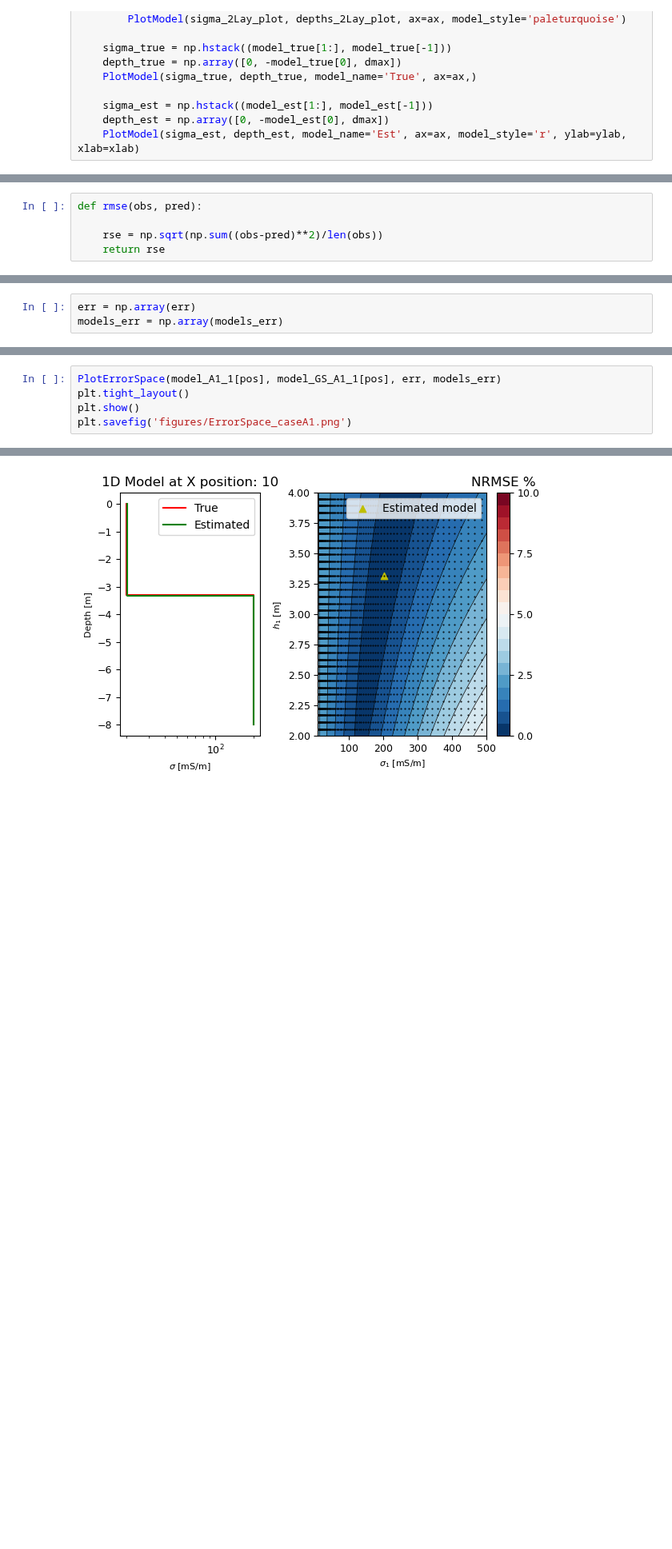
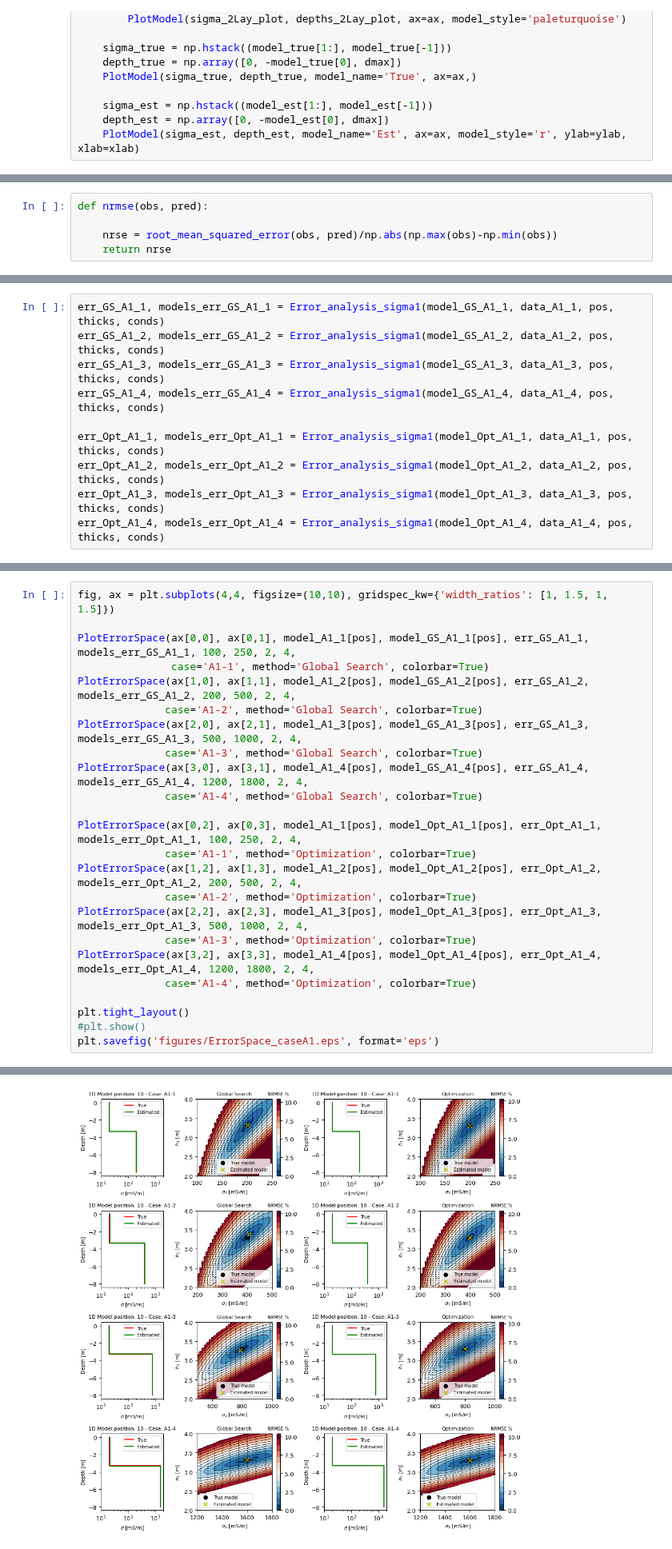
Before and after one commit to mariacarrizo/MC_RB_EM_1D, a Jupyter notebook: Synth-2Layers/A1/NoiseAnalysis.ipynb, the cells around one changed output, grey strips where cells are left out. Shown at 80% size. Saved outputs shown, nothing was run; the diff lists cells and outputs as text; blank space fills up the shorter version.

Commit message:
figures in eps format for all cases

```diff
--- a/Synth-2Layers/A1/NoiseAnalysis.ipynb
+++ b/Synth-2Layers/A1/NoiseAnalysis.ipynb
@@ -180,7 +183,7 @@ plt.savefig('figures/NoiseAnalysis_CaseA2.png')
 [figure]
 # %%
-def rmse(obs, pred):
+def nrmse(obs, pred):
 
-    rse = np.sqrt(np.sum((obs-pred)**2)/len(obs))
-    return rse
+    nrse = root_mean_squared_error(obs, pred)/np.abs(np.max(obs)-np.min(obs))
+    return nrse
 # %%
@@ -198,6 +209,13 @@ for h1 in thicks:
 # %%
-err = np.array(err)
-models_err = np.array(models_err)
+err_GS_A1_1, models_err_GS_A1_1 = Error_analysis_sigma1(model_GS_A1_1, data_A1_1, pos, thicks, conds)
+err_GS_A1_2, models_err_GS_A1_2 = Error_analysis_sigma1(model_GS_A1_2, data_A1_2, pos, thicks, conds)
+err_GS_A1_3, models_err_GS_A1_3 = Error_analysis_sigma1(model_GS_A1_3, data_A1_3, pos, thicks, conds)
+err_GS_A1_4, models_err_GS_A1_4 = Error_analysis_sigma1(model_GS_A1_4, data_A1_4, pos, thicks, conds)
+
+err_Opt_A1_1, models_err_Opt_A1_1 = Error_analysis_sigma1(model_Opt_A1_1, data_A1_1, pos, thicks, conds)
+err_Opt_A1_2, models_err_Opt_A1_2 = Error_analysis_sigma1(model_Opt_A1_2, data_A1_2, pos, thicks, conds)
+err_Opt_A1_3, models_err_Opt_A1_3 = Error_analysis_sigma1(model_Opt_A1_3, data_A1_3, pos, thicks, conds)
+err_Opt_A1_4, models_err_Opt_A1_4 = Error_analysis_sigma1(model_Opt_A1_4, data_A1_4, pos, thicks, conds)
 # %%
 # Function to plot Error space
 
@@ -253,6 +276,25 @@ def PlotErrorSpace(model, model_est, err, models_err, depthmax=-8):
 # %%
-PlotErrorSpace(model_A1_1[pos], model_GS_A1_1[pos], err, models_err)
+fig, ax = plt.subplots(4,4, figsize=(10,10), gridspec_kw={'width_ratios': [1, 1.5, 1, 1.5]})
+
+PlotErrorSpace(ax[0,0], ax[0,1], model_A1_1[pos], model_GS_A1_1[pos], err_GS_A1_1, models_err_GS_A1_1, 100, 250, 2, 4,
+               case='A1-1', method='Global Search', colorbar=True)
+PlotErrorSpace(ax[1,0], ax[1,1], model_A1_2[pos], model_GS_A1_2[pos], err_GS_A1_2, models_err_GS_A1_2, 200, 500, 2, 4,
+              case='A1-2', method='Global Search', colorbar=True)
+PlotErrorSpace(ax[2,0], ax[2,1], model_A1_3[pos], model_GS_A1_3[pos], err_GS_A1_3, models_err_GS_A1_3, 500, 1000, 2, 4,
+              case='A1-3', method='Global Search', colorbar=True)
+PlotErrorSpace(ax[3,0], ax[3,1], model_A1_4[pos], model_GS_A1_4[pos], err_GS_A1_4, models_err_GS_A1_4, 1200, 1800, 2, 4,
+              case='A1-4', method='Global Search', colorbar=True)
+
+PlotErrorSpace(ax[0,2], ax[0,3], model_A1_1[pos], model_Opt_A1_1[pos], err_Opt_A1_1, models_err_Opt_A1_1, 100, 250, 2, 4,
+              case='A1-1', method='Optimization', colorbar=True)
+PlotErrorSpace(ax[1,2], ax[1,3], model_A1_2[pos], model_Opt_A1_2[pos], err_Opt_A1_2, models_err_Opt_A1_2, 200, 500, 2, 4,
+              case='A1-2', method='Optimization', colorbar=True)
+PlotErrorSpace(ax[2,2], ax[2,3], model_A1_3[pos], model_Opt_A1_3[pos], err_Opt_A1_3, models_err_Opt_A1_3, 500, 1000, 2, 4,
+              case='A1-3', method='Optimization', colorbar=True)
+PlotErrorSpace(ax[3,2], ax[3,3], model_A1_4[pos], model_Opt_A1_4[pos], err_Opt_A1_4, models_err_Opt_A1_4, 1200, 1800, 2, 4,
+              case='A1-4', method='Optimization', colorbar=True)
+
 plt.tight_layout()
-plt.show()
-plt.savefig('figures/ErrorSpace_caseA1.png')
+#plt.show()
+plt.savefig('figures/ErrorSpace_caseA1.eps', format='eps')
 # %% [output]
@@ -259 +302 @@ plt.savefig('figures/ErrorSpace_caseA1.png')
-[figure, old version]
+[figure, new version]
```
Also changed, not shown: parts of 5 cells of this notebook, 1 other file.
